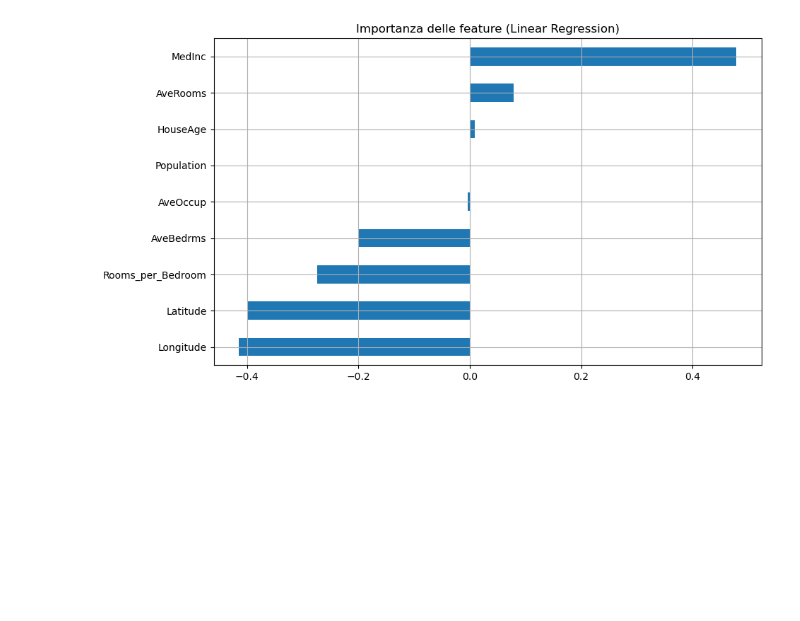
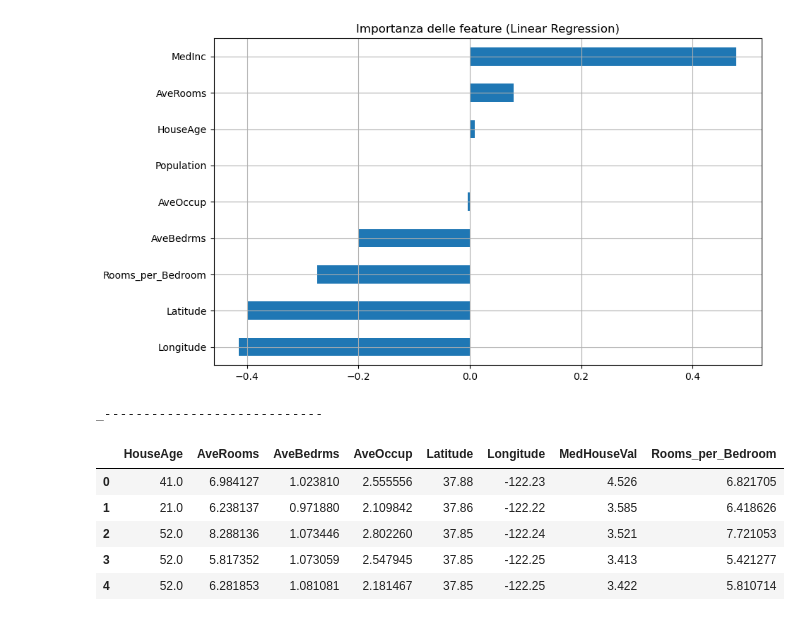
Before and after one commit to AntonioBrescia/CaliforniaHouse_ML, a Jupyter notebook: CaliforniaHouseDS/AnalisiDataSet.ipynb, the cells around one changed output. Drawn from its saved outputs; the diff is of its cells as text; code cells hidden in the pictures; blank space fills up the shorter version.

```diff
--- a/CaliforniaHouseDS/AnalisiDataSet.ipynb
+++ b/CaliforniaHouseDS/AnalisiDataSet.ipynb
@@ -253,3 +253,51 @@ plt.show()
 MSE: 0.5300263581725728
 R²: 0.5955260022072779
 [figure]
+# %%
+from scipy.stats import zscore
+import numpy as np
+from sklearn.preprocessing import PolynomialFeatures
+df_z = df[(np.abs(zscore(df)) < 3).all(axis=1)]
+# calcolo dello z-score
+z = (df["valori"] - df["valori"].mean()) / df["valori"].std()
+
+# rimuovo gli outlier con |z| > 3
+df_no_outliers = df[abs(z) < 3]
+
+print(df_no_outliers)
+
+
+
+
+
+df.head(5)
+
+
+df_drop = df.drop(["Population", "MedInc"], axis=1)
+print("_----------------------------")
+df_drop.head()
+
+# ------------------------------------------------------------------------------
+# FASE 2: Feature Engineering (Polinomi)
+# ------------------------------------------------------------------------------
+# Vogliamo catturare curve, non solo rette. Usiamo il grado 2.
+# Nota: include_bias=False perché l'intercetta la calcola già il modello dopo.
+print("\n--- 2. Espansione Polinomiale ---")
+poly = PolynomialFeatures(degree=2, include_bias=False)
+
+# FIT solo su TRAIN
+X_train_poly = poly.fit_transform(X_train)
+
+# TRANSFORM su TEST (Usiamo le regole imparate dal Train)
+X_test_poly = poly.transform(X_test)
+
+print(f"Nuove dimensioni Train (Feature esplose): {X_train_poly.shape}")
+# Da 8 feature siamo passati a 44 (quadrati e interazioni tra tutte le colonne)
+# %% [output]
+_----------------------------
+|  | HouseAge | AveRooms | AveBedrms | AveOccup | Latitude | Longitude | MedHouseVal | Rooms_per_Bedroom |
+| 0 | 41.0 | 6.984127 | 1.023810 | 2.555556 | 37.88 | -122.23 | 4.526 | 6.821705 |
+| 1 | 21.0 | 6.238137 | 0.971880 | 2.109842 | 37.86 | -122.22 | 3.585 | 6.418626 |
+| 2 | 52.0 | 8.288136 | 1.073446 | 2.802260 | 37.85 | -122.24 | 3.521 | 7.721053 |
+| 3 | 52.0 | 5.817352 | 1.073059 | 2.547945 | 37.85 | -122.25 | 3.413 | 5.421277 |
+| 4 | 52.0 | 6.281853 | 1.081081 | 2.181467 | 37.85 | -122.25 | 3.422 | 5.810714 |
```
Also changed, not shown: 2 other files.
